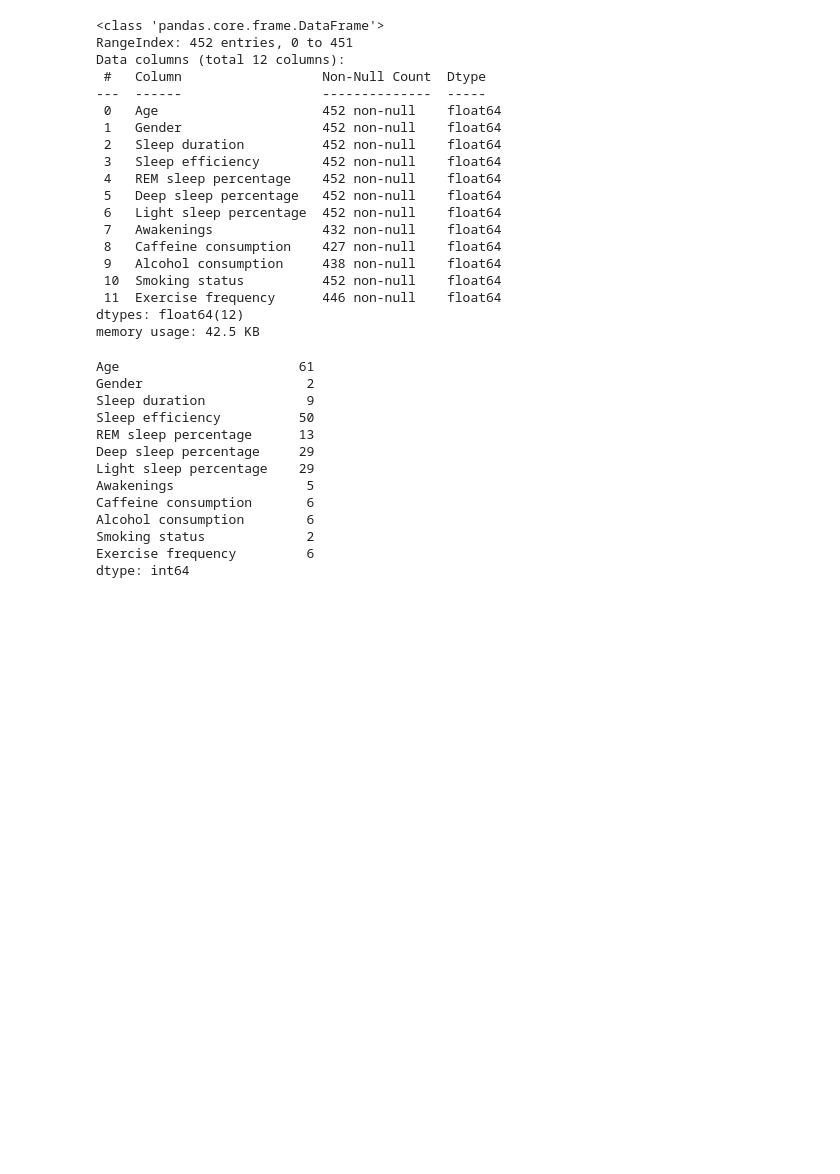
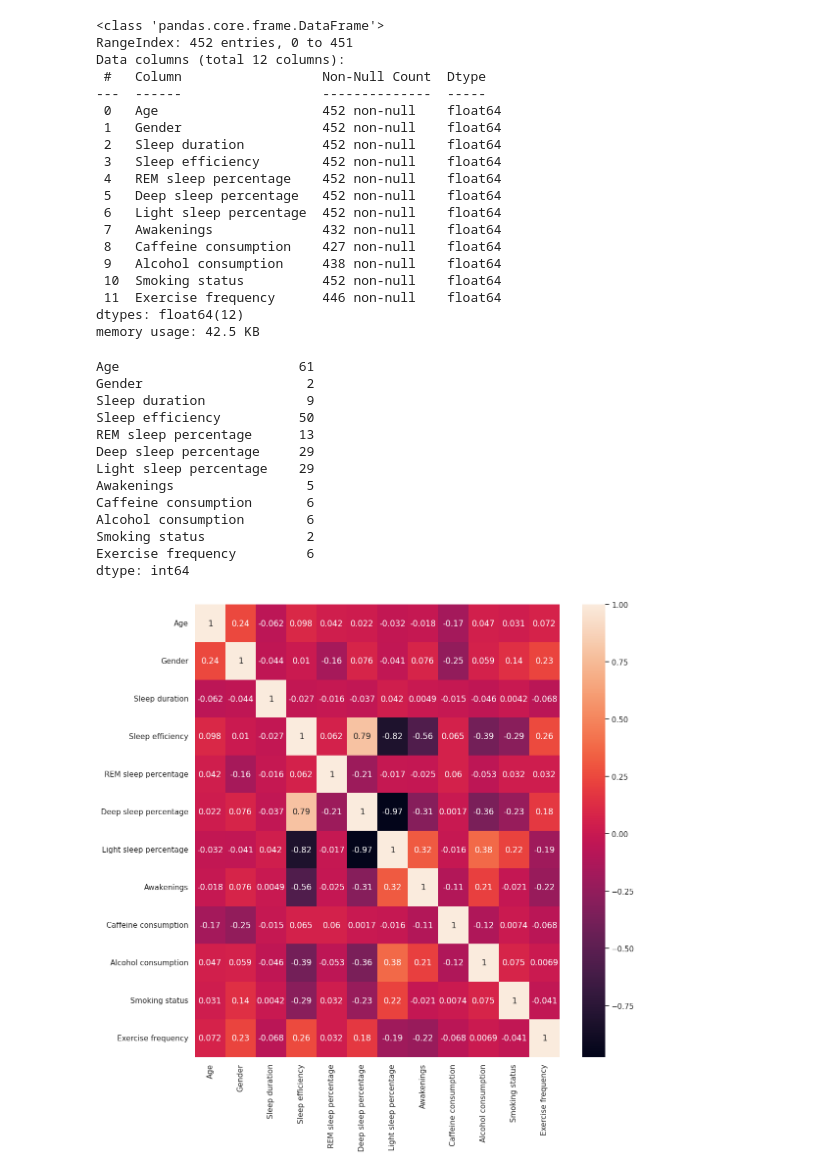
Before and after one commit to kvufee/sideTasks, a Jupyter notebook: dataAnalysisHW.ipynb, the cells around one changed output. Drawn from its saved outputs; the diff is of its cells as text; code cells hidden in the pictures; blank space fills up the shorter version.

```diff
--- a/dataAnalysisHW.ipynb
+++ b/dataAnalysisHW.ipynb
@@ -69,6 +68,8 @@ Alcohol consumption        6
 Smoking status             2
 Exercise frequency         6
 dtype: int64
-# %%
-data['Gender'] = data['Gender'].map({'Male': 1, 'Female': 0})
-data['Smoking status'] = data['Smoking status'].map({'Yes': 1, 'No': 0})
+# %%
+plt.figure(figsize=(12, 12))
+sns.heatmap(data.corr(), annot = True);
+# %% [output]
+[figure, added]
```
Also changed, not shown: parts of 5 cells of this notebook.
